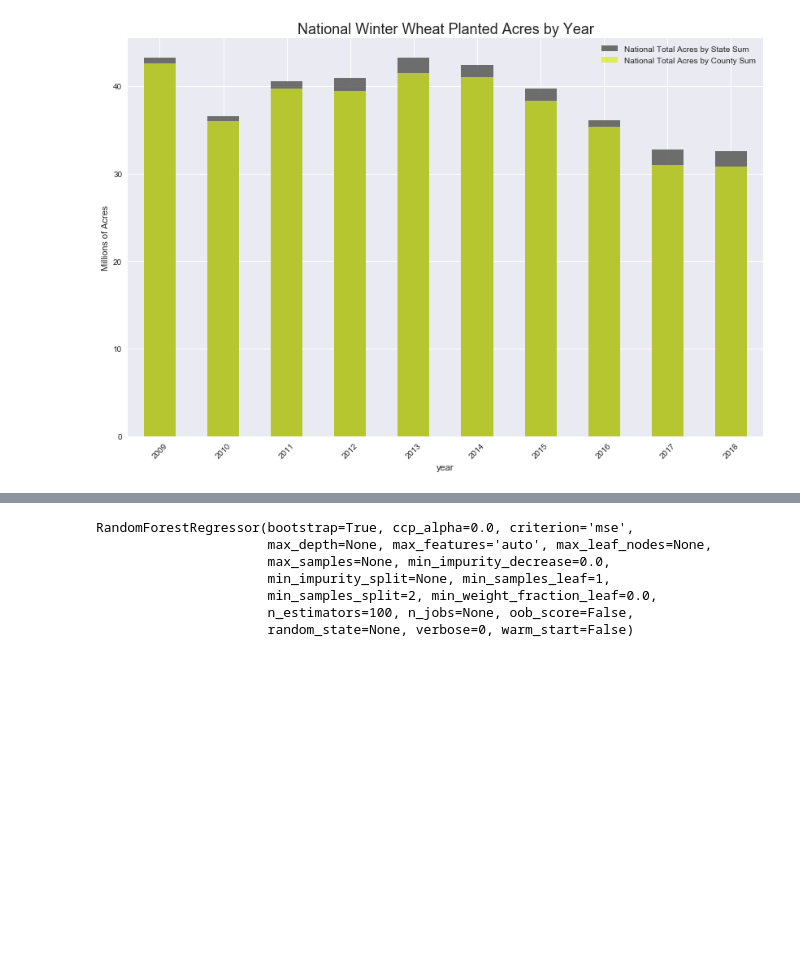
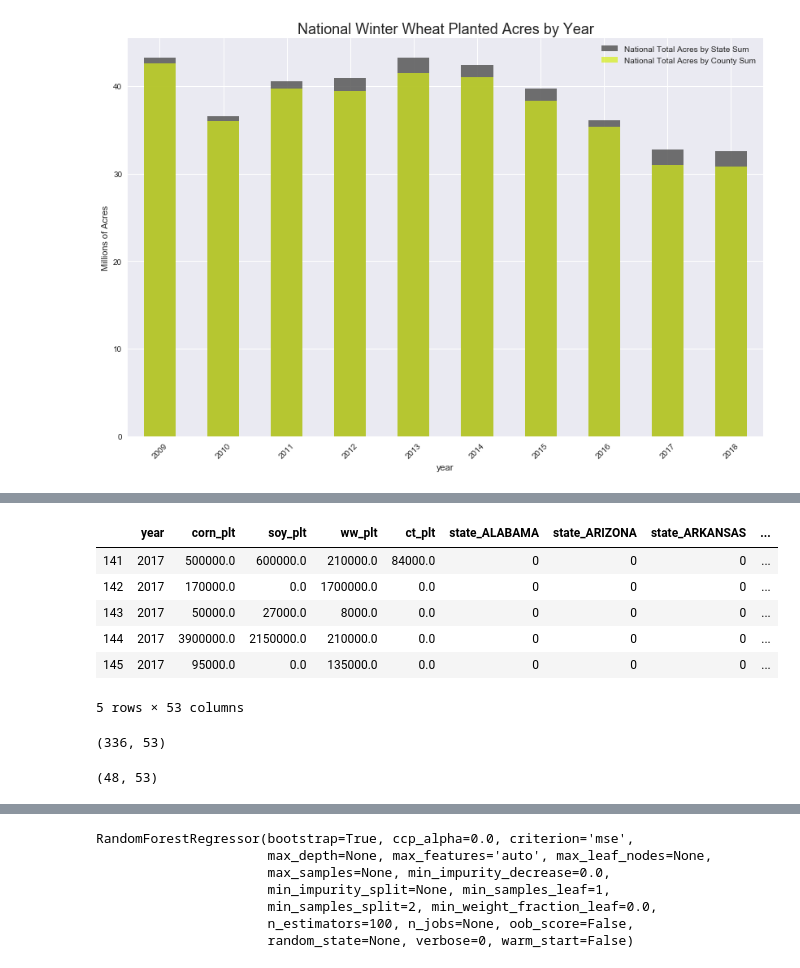
Before and after one commit to nomadtomas/State_Of_Agriculture, a Jupyter notebook: commodity_eda.ipynb, the cells around one changed output, grey strips where cells are left out. Drawn from its saved outputs; the diff is of its cells as text; code cells hidden in the pictures; blank space fills up the shorter version.

```diff
--- a/commodity_eda.ipynb
+++ b/commodity_eda.ipynb
@@ -217,6 +219,4 @@ all_st_df.columns = ['year', 'state', 'commodity', 'data_item', 'domain', 'corn_
 all_st_df.fillna(0, inplace=True)
-# %%
-all_st_df['year'] = all_st_df['year'].astype('category')
 # %%
 all_st_df.head()
 # %% [output]
@@ -281,0 +248,10 @@ X_test_19 = test_df.query("year == 2019").drop('corn_plt', axis=1)
+# %%
+train_df.tail()
+# %% [output]
+|  | year | corn_plt | soy_plt | ww_plt | ct_plt | state_ALABAMA | state_ARIZONA | state_ARKANSAS | ... |
+| 141 | 2017 | 500000.0 | 600000.0 | 210000.0 | 84000.0 | 0 | 0 | 0 | ... |
+| 142 | 2017 | 170000.0 | 0.0 | 1700000.0 | 0.0 | 0 | 0 | 0 | ... |
+| 143 | 2017 | 50000.0 | 27000.0 | 8000.0 | 0.0 | 0 | 0 | 0 | ... |
+| 144 | 2017 | 3900000.0 | 2150000.0 | 210000.0 | 0.0 | 0 | 0 | 0 | ... |
+| 145 | 2017 | 95000.0 | 0.0 | 135000.0 | 0.0 | 0 | 0 | 0 | ... |
+5 rows × 53 columns
@@ -281,0 +262,4 @@ X_test_19 = test_df.query("year == 2019").drop('corn_plt', axis=1)
+# %%
+X_train.shape
+# %% [output]
+(336, 53)
@@ -281,0 +270,4 @@ X_test_19 = test_df.query("year == 2019").drop('corn_plt', axis=1)
+# %%
+X_test.shape
+# %% [output]
+(48, 53)
```
Also changed, not shown: parts of 81 cells of this notebook.
